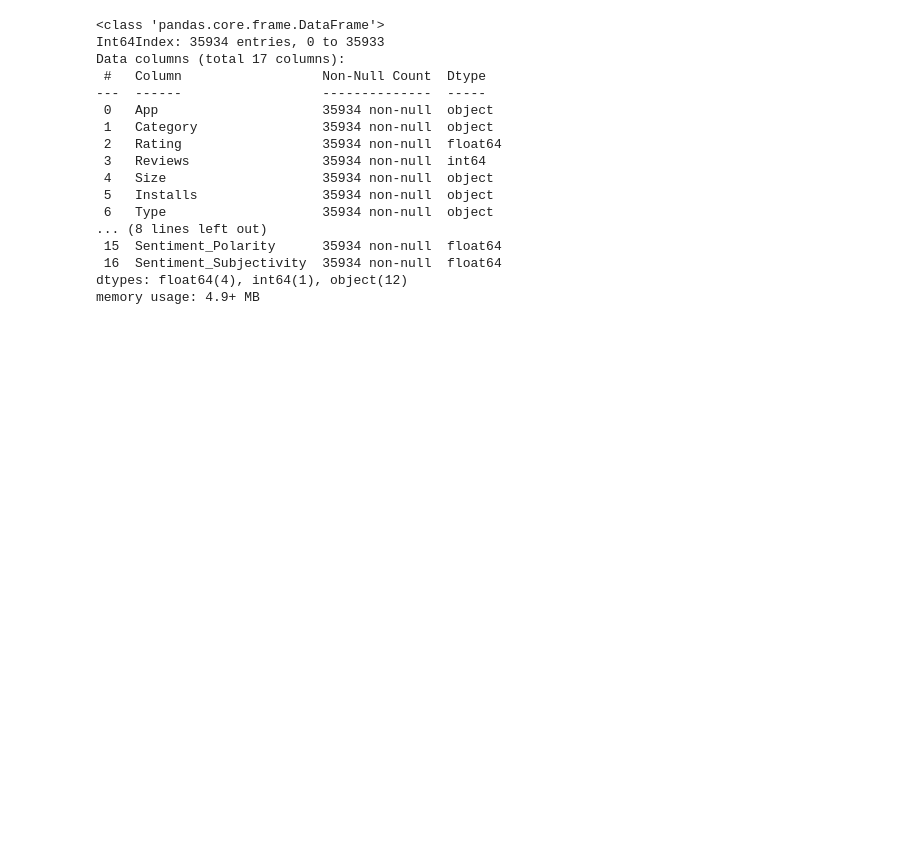
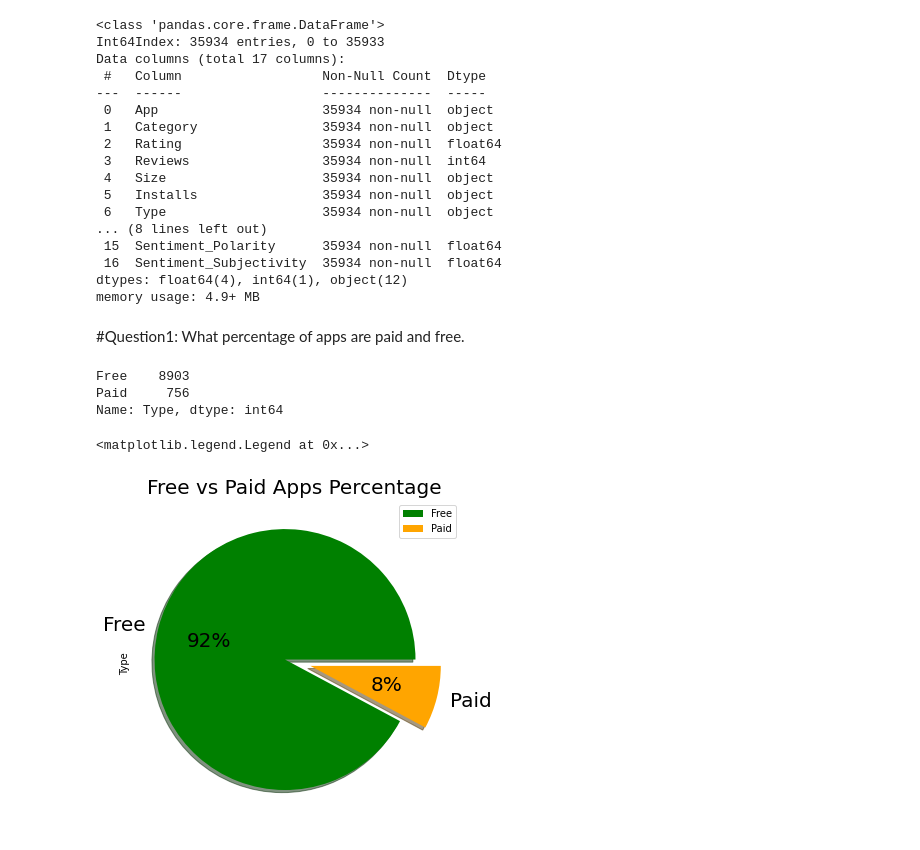
Before and after one commit to pranjaljha25/play_store_data_analysi-EDA-, a Jupyter notebook: Play_Store_App_Review_Analysis_Capstone_Project.ipynb, the cells around one changed output. Cells and saved outputs as stored; diff of their text form; code cells hidden in the pictures; blank space fills up the shorter version.

```diff
--- a/Play_Store_App_Review_Analysis_Capstone_Project.ipynb
+++ b/Play_Store_App_Review_Analysis_Capstone_Project.ipynb
@@ -458,3 +458,23 @@ Data columns (total 17 columns):
  16  Sentiment_Subjectivity  35934 non-null  float64
 dtypes: float64(4), int64(1), object(12)
 memory usage: 4.9+ MB
+# %% [markdown]
+#Question1: What percentage of apps are paid and free.
+# %%
+#Checking the number of apps in Free and Paid type
+app_type_df=df['Type'].value_counts()
+app_type_df
+# %% [output]
+Free    8903
+Paid     756
+Name: Type, dtype: int64
+# %%
+#Plotting pie chart of free vs paid apps
+
+plt.rcParams['figure.figsize']=(6,6)
+type_pie=app_type_df.plot(kind='pie',autopct='%1.0f%%',fontsize=20,shadow=True, colors=['green','orange'],explode=(0.10,0.10))
+type_pie.set_title("Free vs Paid Apps Percentage ",fontsize=20)
+plt.legend()
+# %% [output]
+<matplotlib.legend.Legend at 0x...>
+[figure, added]
```
Also changed, not shown: parts of 43 cells of this notebook.
